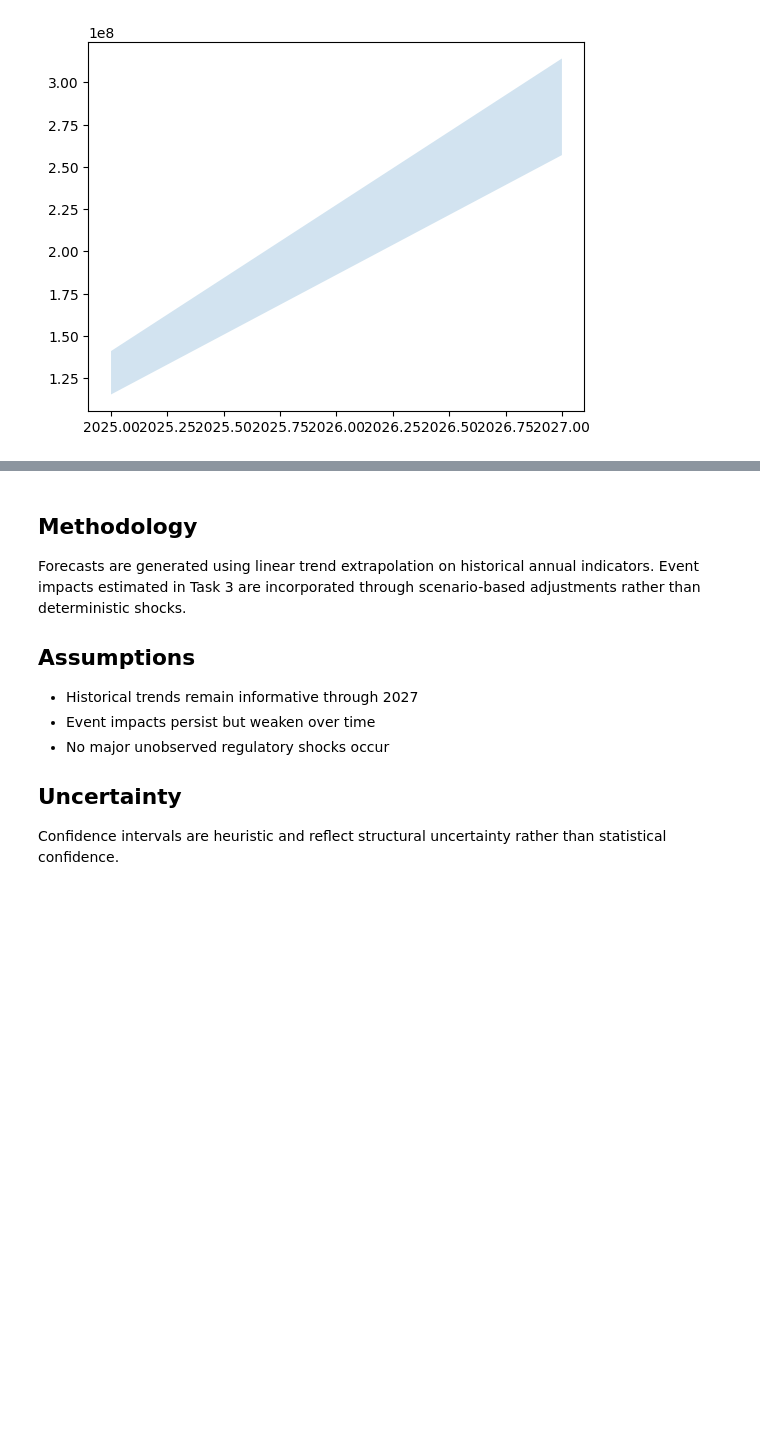
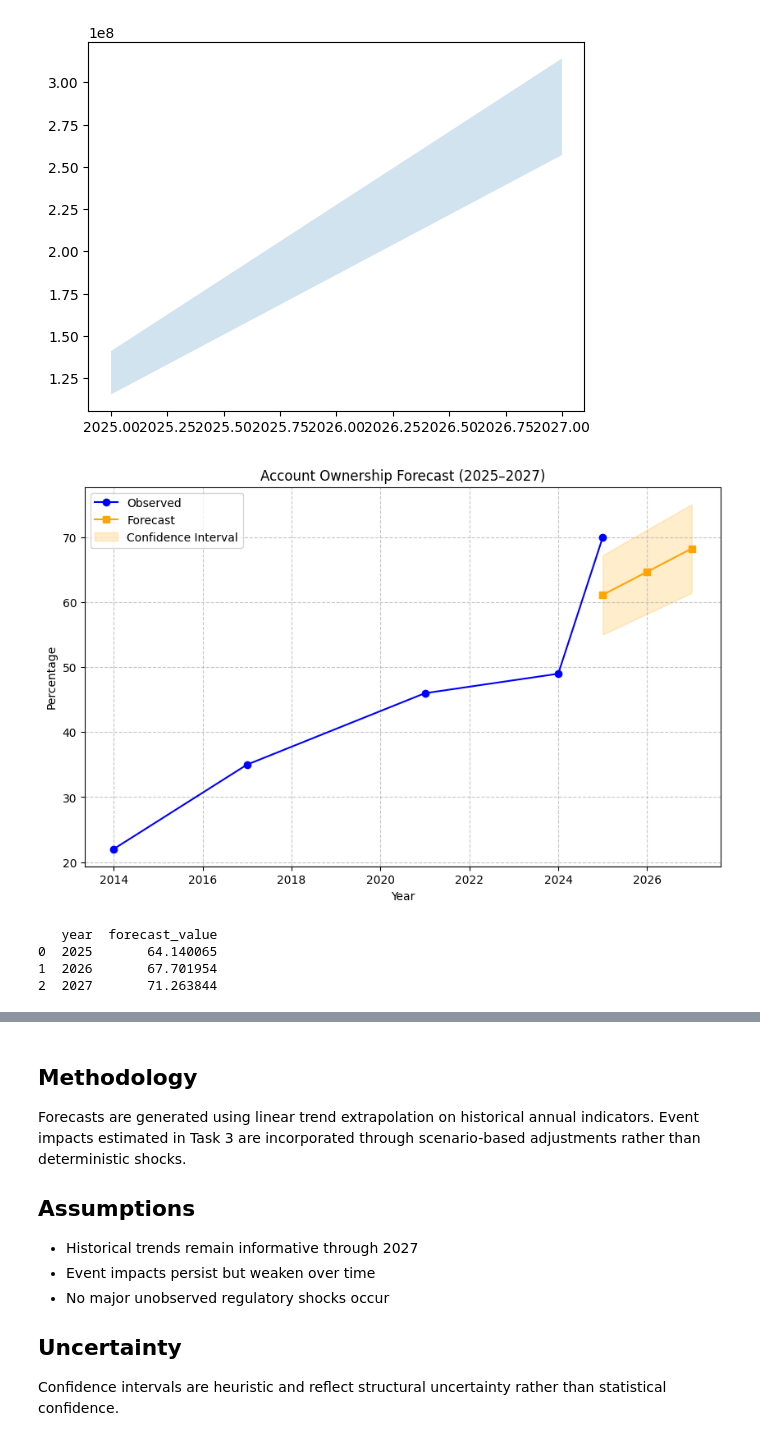
Before and after one commit to BitaniaG/Forecasting-Financial-Inclusion, a Jupyter notebook: notebooks/task_4_forecasting.ipynb, the cells around one changed output, grey strips where cells are left out. Saved outputs shown, nothing was run; the diff lists cells and outputs as text; code cells hidden in the pictures; blank space fills up the shorter version.

Commit message:
adding some visualizations and README

```diff
--- a/notebooks/task_4_forecasting.ipynb
+++ b/notebooks/task_4_forecasting.ipynb
@@ -148,3 +148,68 @@ plt.fill_between(
 # %% [output]
 <matplotlib.collections.FillBetweenPolyCollection at 0x...>
 [figure]
+# %%
+# accoount ownership forecast plot
+
+import matplotlib.pyplot as plt
+import pandas as pd
+
+# 1. Create access_ts (Historical Data) from your dataframe
+# This creates a Series where index is year and value is the indicator percentage
+temp_df = df[df["indicator_code"] == "ACC_OWNERSHIP"].copy()
+temp_df["year"] = pd.to_datetime(temp_df["observation_date"]).dt.year
+access_ts = temp_df.groupby("year")["value_numeric"].mean()
+
+# 2. Ensure Confidence Intervals exist in your forecast dataframe
+access_fc["upper_ci"] = access_fc["forecast_value"] * 1.1
+access_fc["lower_ci"] = access_fc["forecast_value"] * 0.9
+
+# 3. Plotting with corrected column names
+plt.figure(figsize=(10, 6))
+
+# Plot Historical
+plt.plot(access_ts.index, access_ts.values, marker='o', label="Observed", color="blue")
+
+# Plot Forecast (Note: using 'forecast_value' instead of 'forecast')
+plt.plot(access_fc["year"], access_fc["forecast_value"], marker='s', label="Forecast", color="orange")
+
+# Shaded Confidence Interval
+plt.fill_between(
+    access_fc["year"],
+    access_fc["lower_ci"],
+    access_fc["upper_ci"],
+    color="orange",
+    alpha=0.2,
+    label="Confidence Interval"
+)
+
+plt.title("Account Ownership Forecast (2025–2027)")
+plt.xlabel("Year")
+plt.ylabel("Percentage")
+plt.legend()
+plt.grid(True, linestyle='--', alpha=0.7)
+plt.show()
+# %% [output]
+[figure, added]
+# %%
+# scenario analysis
+
+def apply_scenario(forecast_df, adjustment):
+    df = forecast_df.copy()
+    df["forecast_value"] += adjustment
+    df["lower_ci"] += adjustment
+    df["upper_ci"] += adjustment
+    return df
+
+# Create scenarios
+baseline = access_fc
+optimistic = apply_scenario(access_fc, 3.0)   # faster reforms
+pessimistic = apply_scenario(access_fc, -2.0) # policy delays
+
+# Verification print
+print(optimistic[["year", "forecast_value"]].head())
+# %% [output]
+   year  forecast_value
+0  2025       64.140065
+1  2026       67.701954
+2  2027       71.263844
```
Also changed, not shown: parts of 3 cells of this notebook, 4 other files.
